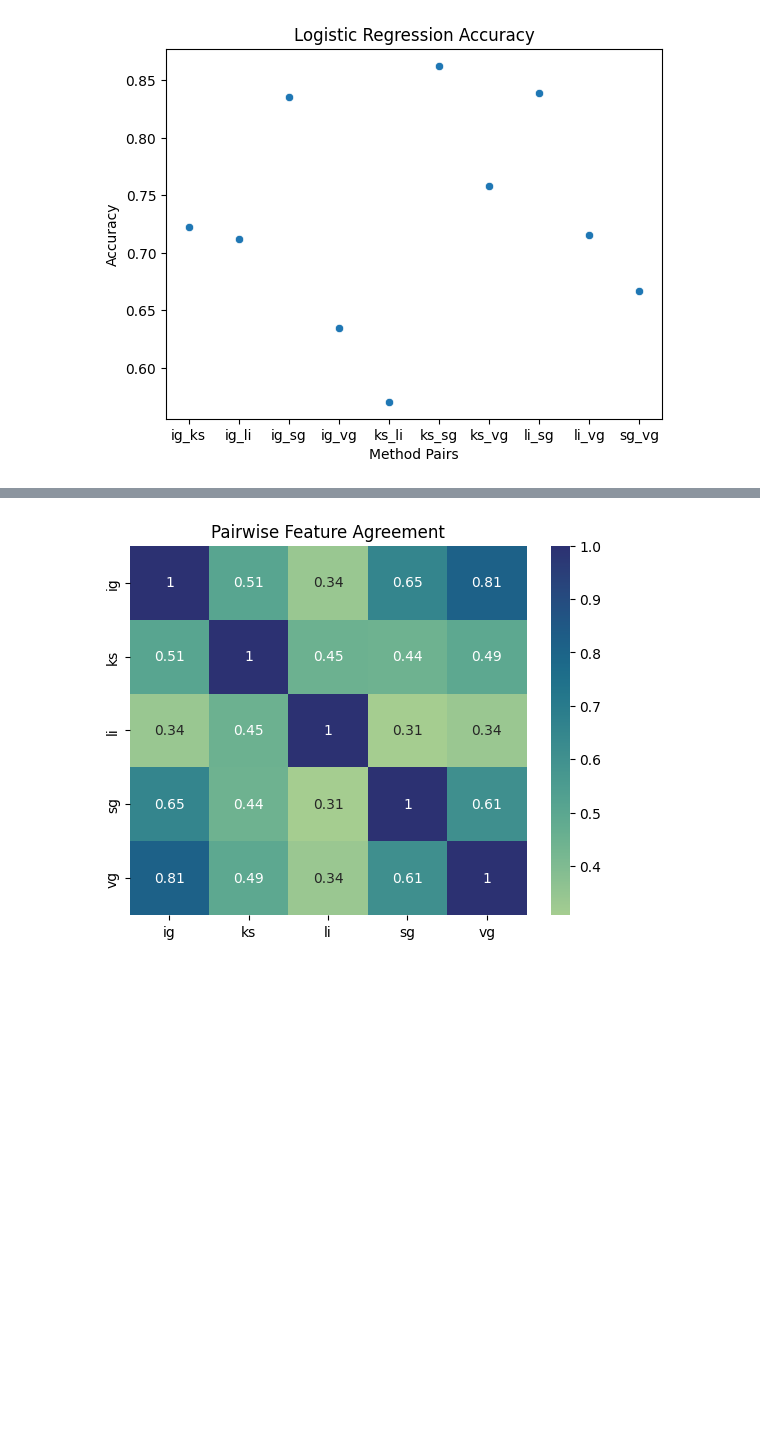
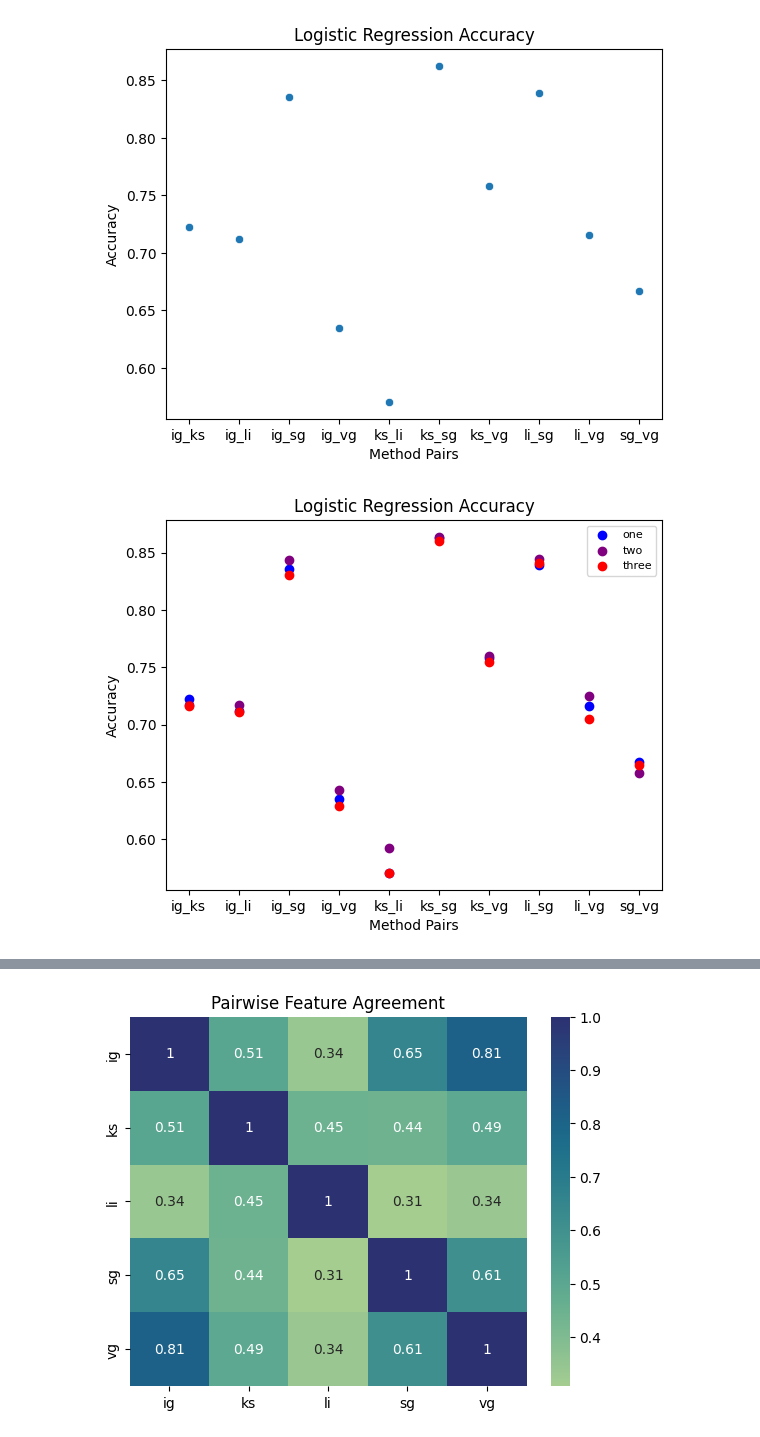
Before and after one commit to ekunigk/BA_Disagreement_Problem, a Jupyter notebook: evaluation_two.ipynb, the cells around one changed output, grey strips where cells are left out. Cells and saved outputs as stored; diff of their text form; code cells hidden in the pictures; blank space fills up the shorter version.

Commit message:
lr visualization for more scores

```diff
--- a/evaluation_two.ipynb
+++ b/evaluation_two.ipynb
@@ -15,3 +15,8 @@ visualize_scores(scores)
 # %% [output]
 torch.Size([389, 24])
 [figure]
+# %%
+scores = multiple_pairwise_kfold(dc, spf, 1)
+visualize_attempt(scores)
+# %% [output]
+[figure, added]
```
Also changed, not shown: parts of 2 cells of this notebook, 3 other files.
